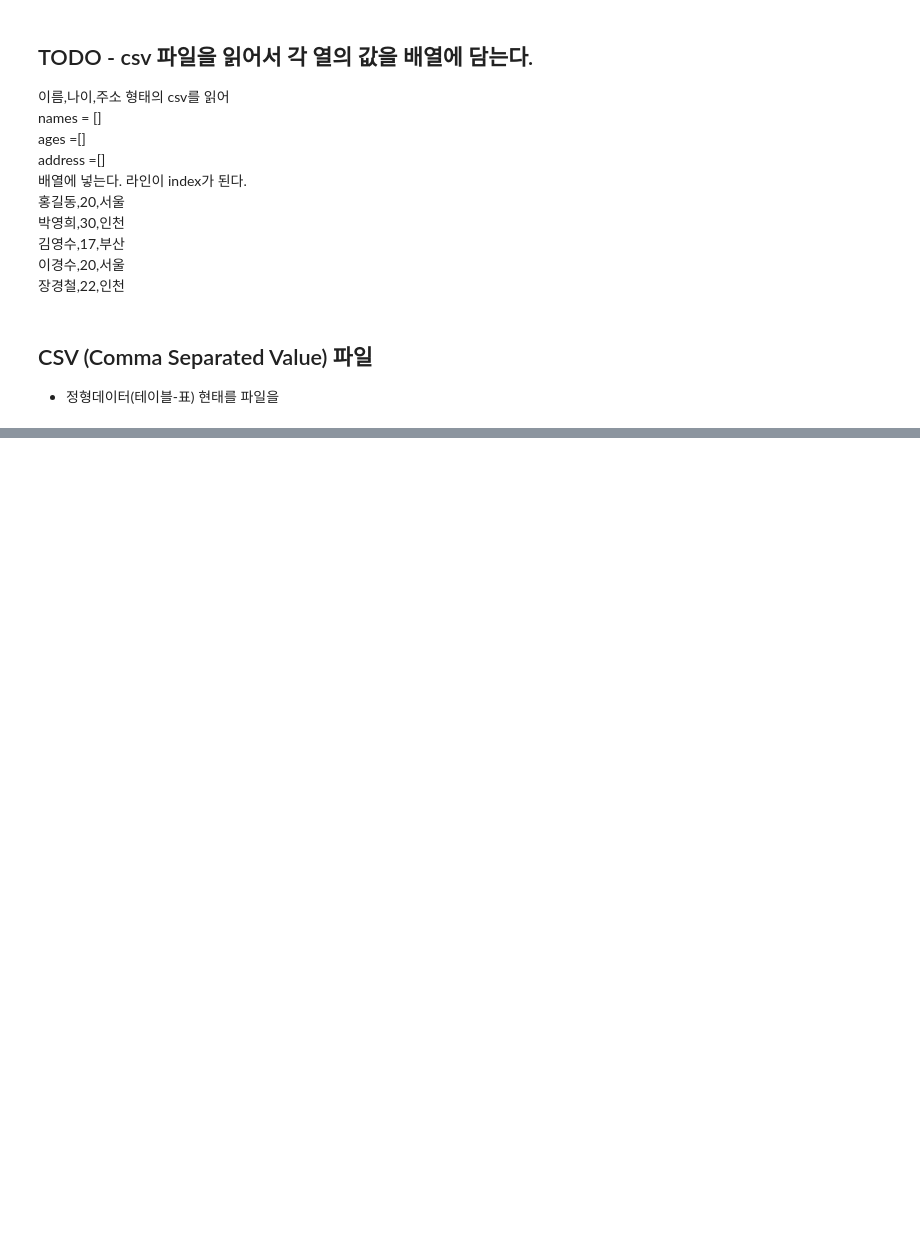
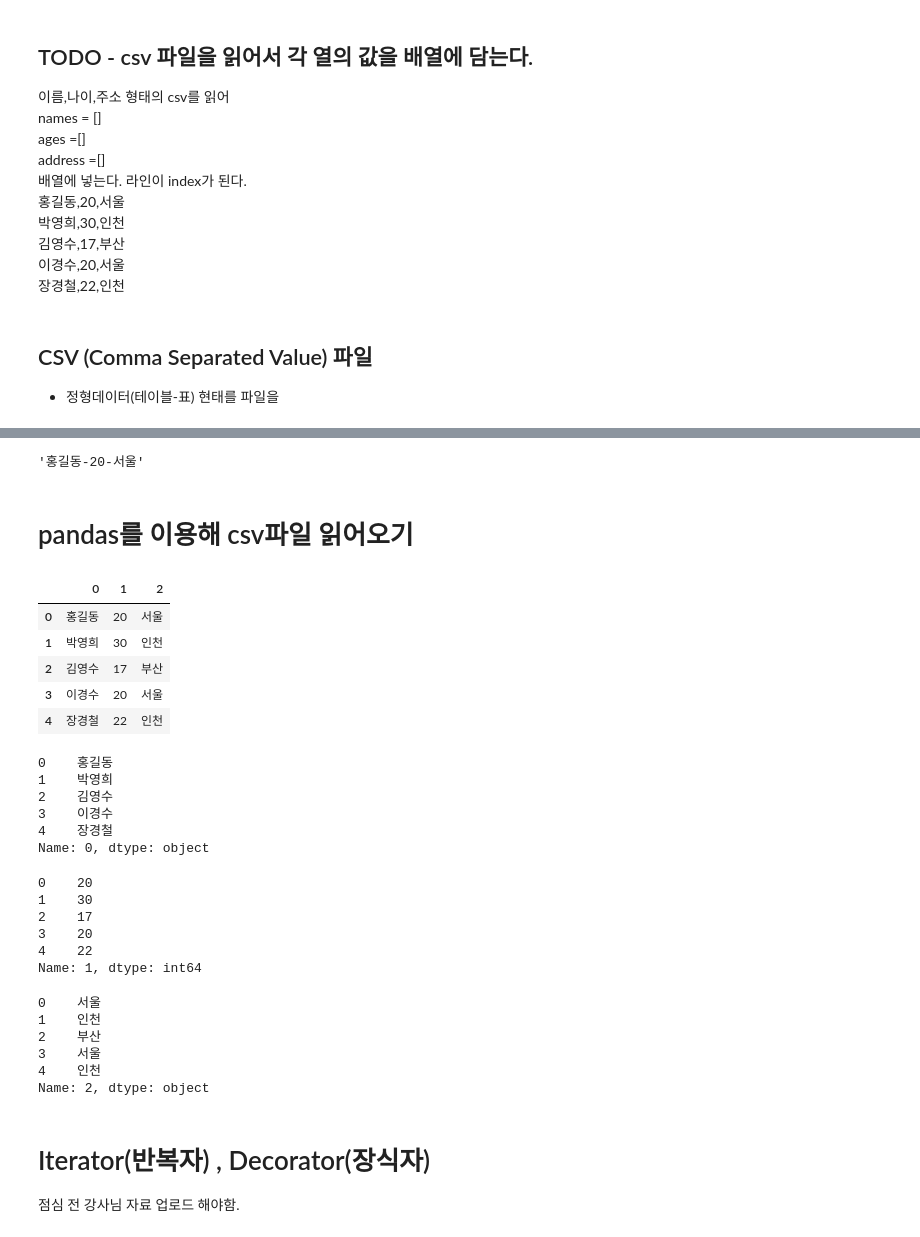
Before and after one commit to kkogggokk/Python, a Jupyter notebook: 01_Basic/02_Lecture/12_파일입출력_IO.ipynb, the cells around one changed output, grey strips where cells are left out. Saved outputs shown, nothing was run; the diff lists cells and outputs as text; code cells hidden in the pictures; blank space fills up the shorter version.

```diff
--- a/01_Basic/02_Lecture/12_파일입출력_IO.ipynb
+++ b/01_Basic/02_Lecture/12_파일입출력_IO.ipynb
@@ -454,0 +596,50 @@ print(ages)
+# %%
+# 리스트, 튜플의 원소들을 하나의 문자열로 묶는 메소드 : str
+# ",".join(t) : "구분자".join(튜플) ==> 하나의 문자열로 만들어 준다.
+t = ('홍길동','20','서울')
+"-".join(t)
+# %% [output]
+'홍길동-20-서울'
+# %% [markdown]
+# pandas를 이용해 csv파일 읽어오기
+# %%
+import pandas as pd
+data = pd.read_csv('data.csv',encoding='utf-8',header=None) # csv파일 읽기 , header=None 설정하면
+data # 첫번째 줄 header
+# %% [output]
+|  | 0 | 1 | 2 |
+| 0 | 홍길동 | 20 | 서울 |
+| 1 | 박영희 | 30 | 인천 |
+| 2 | 김영수 | 17 | 부산 |
+| 3 | 이경수 | 20 | 서울 |
+| 4 | 장경철 | 22 | 인천 |
+# %%
+data[0]
+# %% [output]
+0    홍길동
+1    박영희
+2    김영수
+3    이경수
+4    장경철
+Name: 0, dtype: object
+# %%
+data[1]
+# %% [output]
+0    20
+1    30
+2    17
+3    20
+4    22
+Name: 1, dtype: int64
+# %%
+data[2]
+# %% [output]
+0    서울
+1    인천
+2    부산
+3    서울
+4    인천
+Name: 2, dtype: object
+# %% [markdown]
+# Iterator(반복자) , Decorator(장식자)
+점심 전 강사님 자료 업로드 해야함.
```
Also changed, not shown: parts of 53 cells of this notebook, 9 other files.
